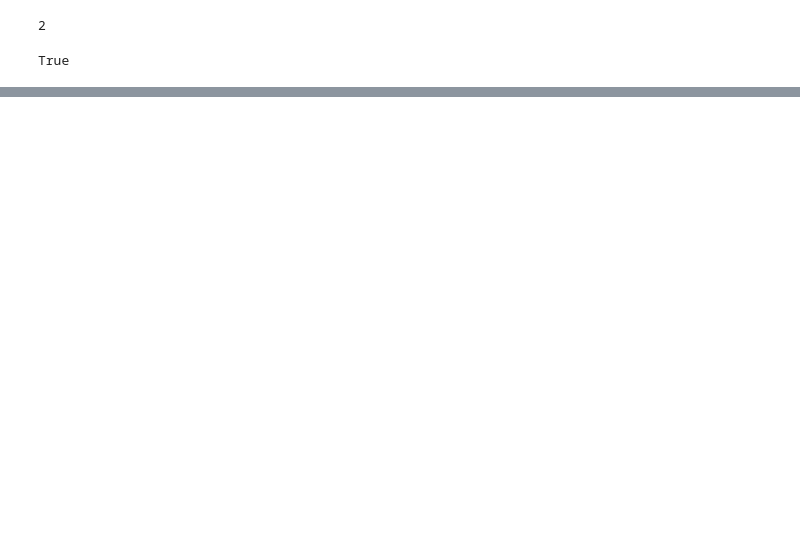
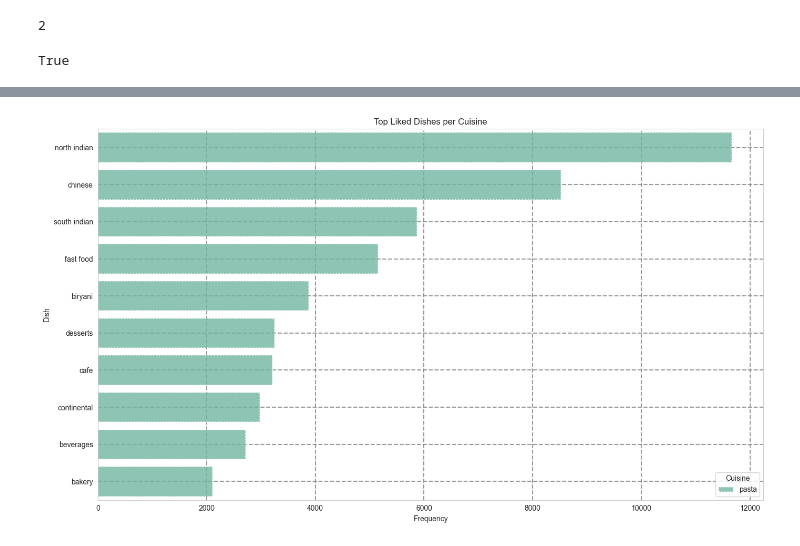
Before and after one commit to SaurabhSSB/bengaluru-restaurant-eda, a Jupyter notebook: 3_eda.ipynb, the cells around one changed output, grey strips where cells are left out. Cells and saved outputs as stored; diff of their text form; code cells hidden in the pictures; blank space fills up the shorter version.

```diff
--- a/3_eda.ipynb
+++ b/3_eda.ipynb
@@ -922,0 +943,9 @@ df_1.head()
+# %%
+df_2= df.copy()
+df_2['cuisines'] = df_2['cuisines'].copy().str.lower()
+df_2['dish_liked'] = df_2['dish_liked'].copy().str.lower()
+
+df_2['cuisine_list']= df_2['cuisines'].str.split(',\s*')
+df_2['dish_liked_list']= df_2['dish_liked'].str.split(',\s*')
+
+df_2_exploded= df_2.explode('cuisine_list').explode('dish_liked_list')
@@ -922,0 +984,3 @@ df_1.head()
+# %%
+cuisine_by_dish_liked= df_2_exploded.value_counts(['cuisine_list', 'dish_liked_list']).reset_index(name= 'count')
+cuisine_by_dish_liked
@@ -922,0 +1001,15 @@ df_1.head()
+# %%
+plt.figure(figsize=(14, 8))
+sns.set_style("whitegrid")
+sns.barplot(data=cuisine_by_dish_liked.head(10) , x='count', y='cuisine_list', hue='dish_liked_list', linewidth= 1.5, linestyle= ":", palette= "Set2", width= 0.8, alpha= 0.8)
+
+plt.title("Top Liked Dishes per Cuisine")
+plt.xlabel("Frequency")
+plt.ylabel("Dish")
+
+plt.legend(title='Cuisine')
+plt.grid(True, linewidth= 1.5, linestyle= "--", color= 'grey', alpha= 0.8)
+plt.tight_layout()
+plt.show()
+# %% [output]
+[figure, added]
```
Also changed, not shown: parts of 18 cells of this notebook.
